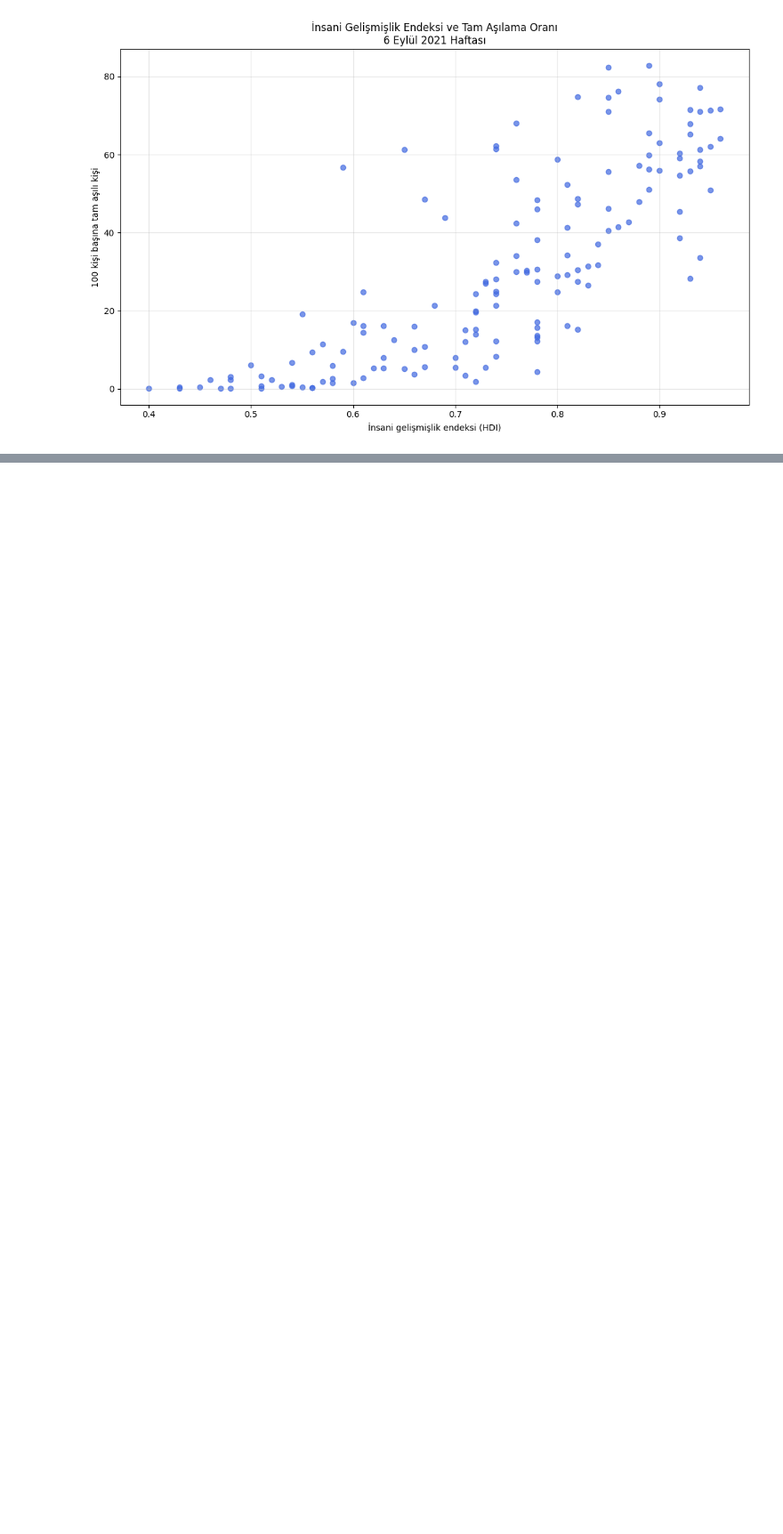
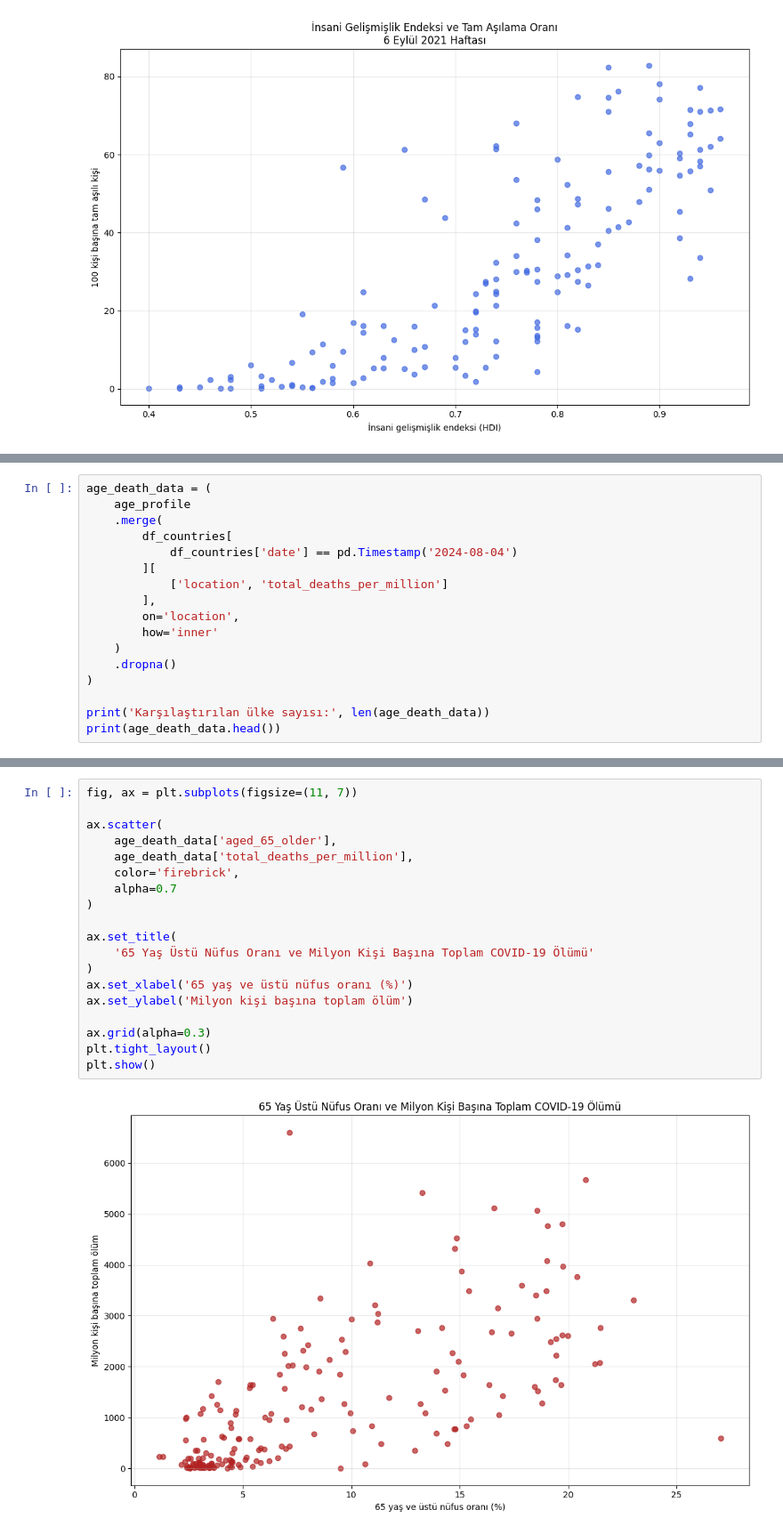
Before and after one commit to nazlican-engineer/CoronaVirusProject, a Jupyter notebook: covid_analysis.ipynb, the cells around one changed output, grey strips where cells are left out. Shown at 89% size. Cells and saved outputs as stored; diff of their text form; blank space fills up the shorter version.

```diff
--- a/covid_analysis.ipynb
+++ b/covid_analysis.ipynb
@@ -4348,0 +4462,17 @@ plt.show()
+# %%
+age_death_data = (
+    age_profile
+    .merge(
+        df_countries[
+            df_countries['date'] == pd.Timestamp('2024-08-04')
+        ][
+            ['location', 'total_deaths_per_million']
+        ],
+        on='location',
+        how='inner'
+    )
+    .dropna()
+)
+
+print('Karşılaştırılan ülke sayısı:', len(age_death_data))
+print(age_death_data.head())
@@ -4348,0 +4487,21 @@ plt.show()
+# %%
+fig, ax = plt.subplots(figsize=(11, 7))
+
+ax.scatter(
+    age_death_data['aged_65_older'],
+    age_death_data['total_deaths_per_million'],
+    color='firebrick',
+    alpha=0.7
+)
+
+ax.set_title(
+    '65 Yaş Üstü Nüfus Oranı ve Milyon Kişi Başına Toplam COVID-19 Ölümü'
+)
+ax.set_xlabel('65 yaş ve üstü nüfus oranı (%)')
+ax.set_ylabel('Milyon kişi başına toplam ölüm')
+
+ax.grid(alpha=0.3)
+plt.tight_layout()
+plt.show()
+# %% [output]
+[figure, added]
```
Also changed, not shown: parts of 7 cells of this notebook.
